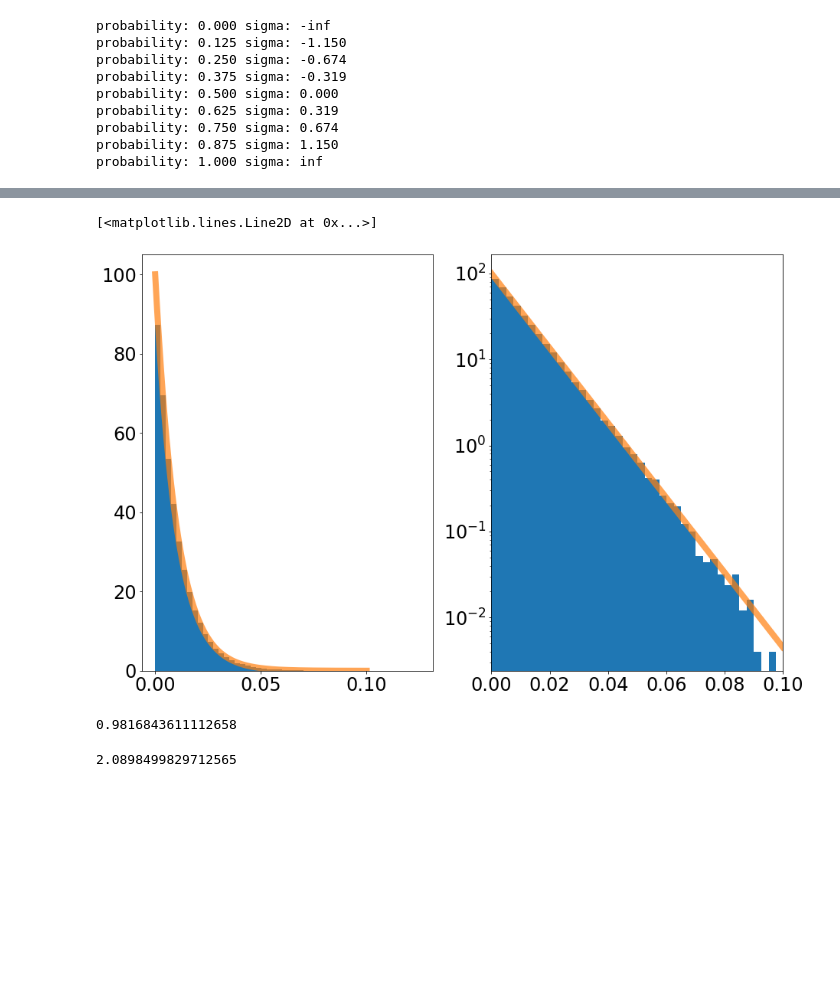
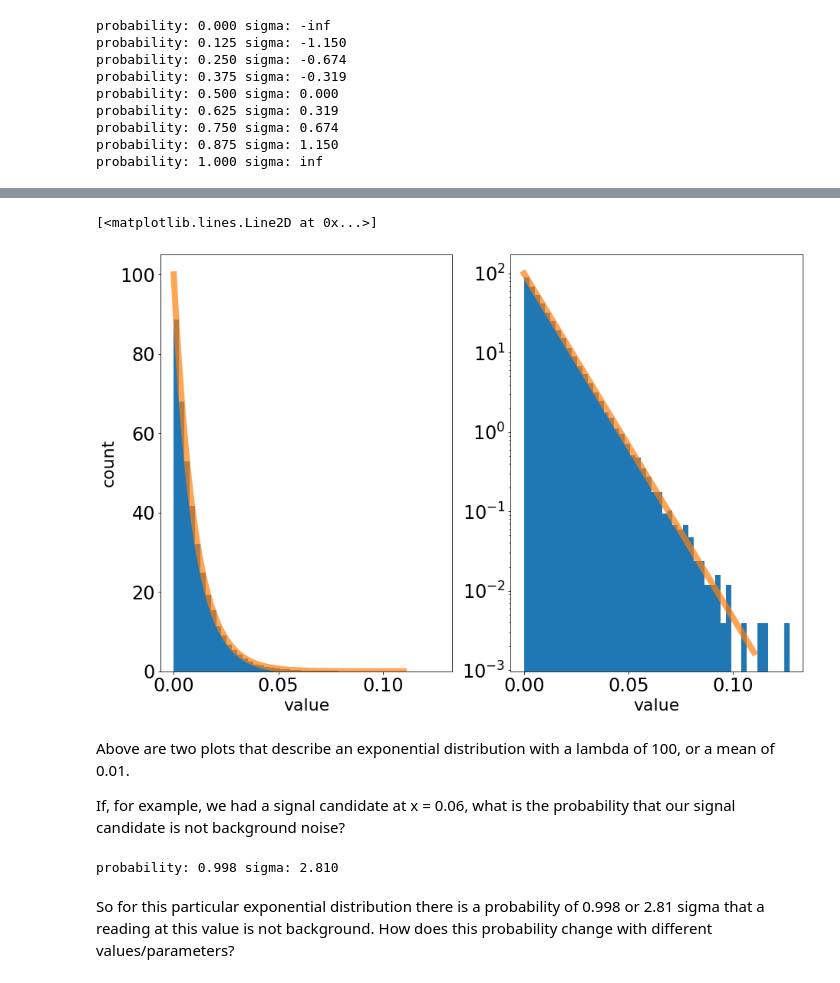
Before and after one commit to rsrandy25/PHYS434, a Jupyter notebook: lab1/lab1.ipynb, the cells around one changed output, grey strips where cells are left out. Saved outputs shown, nothing was run; the diff lists cells and outputs as text; code cells hidden in the pictures; blank space fills up the shorter version.

```diff
--- a/lab1/lab1.ipynb
+++ b/lab1/lab1.ipynb
@@ -5,4 +8,5 @@ import numpy as np
 # %%
 plt.rcParams['figure.figsize'] = (15, 10)
 d = stats.norm.rvs(loc = 3, scale = 0.01, size = 100000)
+plt.rcParams.update({'font.size': 22})
 # %%
@@ -51,15 +70,17 @@ probability: 1.000 sigma: inf
 # %%
-d = stats.expon.rvs(loc = 0, scale = 0.01, size = 100000)
+d = stats.expon.rvs(loc = 0, scale = .01, size = 100000)
 fig, (ax1, ax2) = plt.subplots(1,2)
+ax1.set_xlabel('value')
+ax2.set_xlabel('value')
+ax1.set_ylabel('count')
 ax1.hist(d, 50, density=True)
 ax1.tick_params(labelsize=24)
-plt.xlim(0, .1)
-x = np.linspace(0, .1, 1000)
-ax1.plot(x, stats.expon.pdf(x, loc=0,scale=0.01), linewidth = 8, alpha = 0.7)
+x = np.linspace(0, .11, 1000)
+ax1.plot(x, stats.expon.pdf(x, loc=0,scale=.01), linewidth = 8, alpha = 0.7)
 ax2.set_yscale('log')
 ax2.tick_params(labelsize=24)
 ax2.hist(d, 50, density=True)
-ax2.plot(x, stats.expon.pdf(x, loc=0,scale=0.01), linewidth = 8, alpha = 0.7)
+ax2.plot(x, stats.expon.pdf(x, loc=0,scale=.01), linewidth = 8, alpha = 0.7)
 # %% [output]
 [<matplotlib.lines.Line2D at 0x...>]
-[figure, old version]
+[figure, new version]
@@ -68,8 +87,12 @@ ax2.plot(x, stats.expon.pdf(x, loc=0,scale=0.01), linewidth = 8, alpha = 0.7)
+# %% [markdown]
+Above are two plots that describe an exponential distribution with a lambda of 100, or a mean of 0.01.
+
+If, for example, we had a signal candidate at x = 0.06, what is the probability that our signal candidate is not background noise?
 # %%
-prob = stats.expon.cdf(0.04, loc=0, scale=0.01)
-print(prob)
+prob = stats.expon.cdf(0.06, loc=0, scale=0.01)
 signal_sigma = prob_to_sigma(prob)
-signal_sigma
+print('probability: {:.3f} sigma: {:.3f}'.format(prob, signal_sigma))
 # %% [output]
-0.9816843611112658
+probability: 0.998 sigma: 2.810
-2.0898499829712565
+# %% [markdown]
+So for this particular exponential distribution there is a probability of 0.998 or 2.81 sigma that a reading at this value is not background. How does this probability change with different values/parameters?
```
Also changed, not shown: parts of 15 cells of this notebook.
